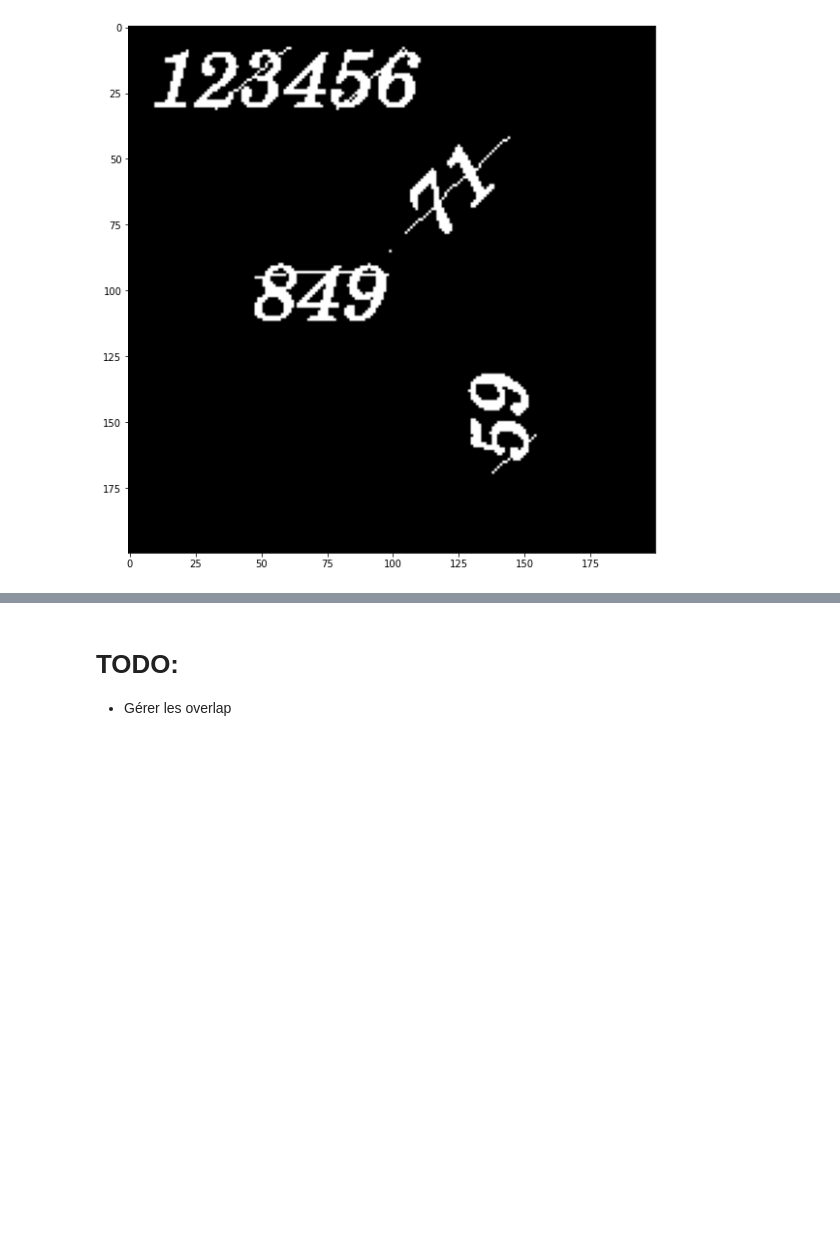
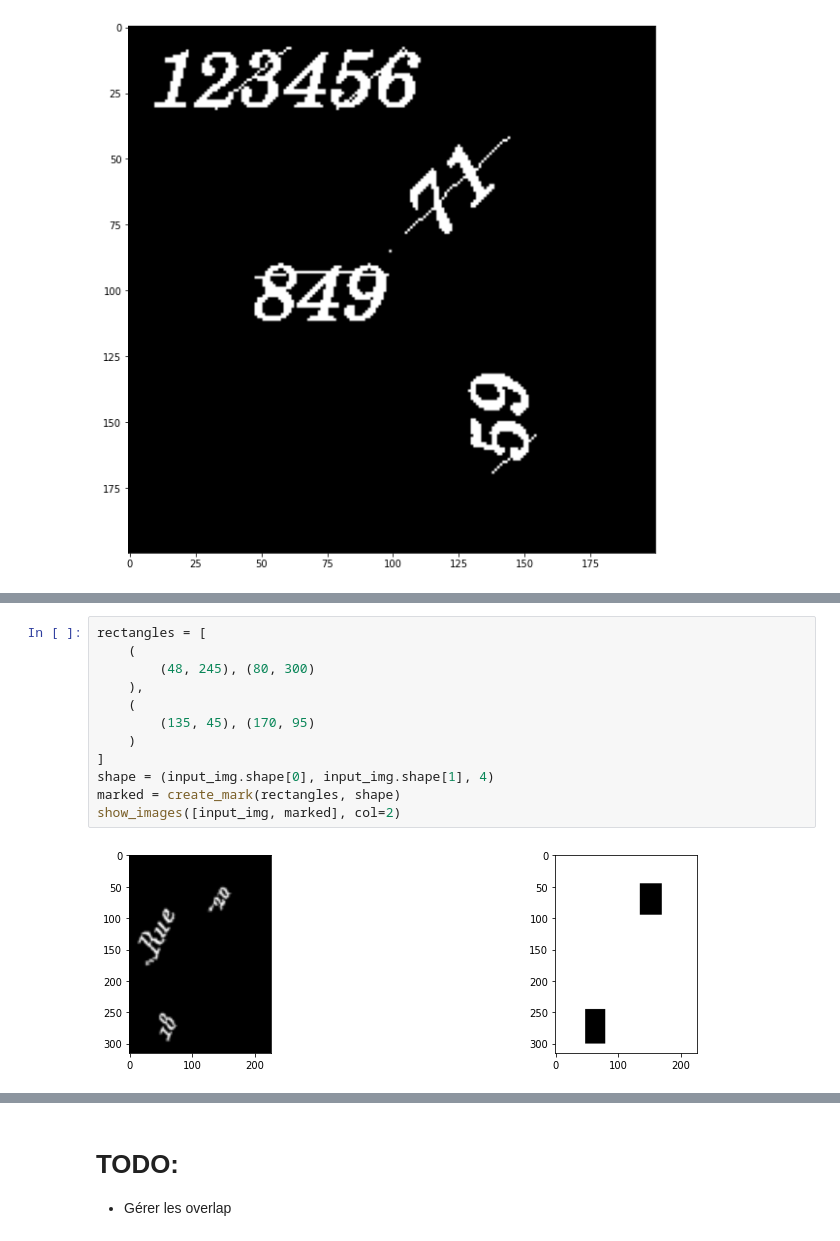
Before and after one commit to AudranDoublet/jacoubet_map_number_detection, a Jupyter notebook: Segmentation.ipynb, the cells around one changed output, grey strips where cells are left out. Saved outputs shown, nothing was run; the diff lists cells and outputs as text; blank space fills up the shorter version.

```diff
--- a/Segmentation.ipynb
+++ b/Segmentation.ipynb
@@ -374,0 +398,14 @@ n = process(img3, marked, skimage.morphology.disk(0))
+# %%
+rectangles = [
+    (
+        (48, 245), (80, 300)
+    ),
+    (
+        (135, 45), (170, 95)
+    )
+]
+shape = (input_img.shape[0], input_img.shape[1], 4)
+marked = create_mark(rectangles, shape)
+show_images([input_img, marked], col=2)
+# %% [output]
+[figure, added]
```
Also changed, not shown: parts of 14 cells of this notebook, 2 other files.
